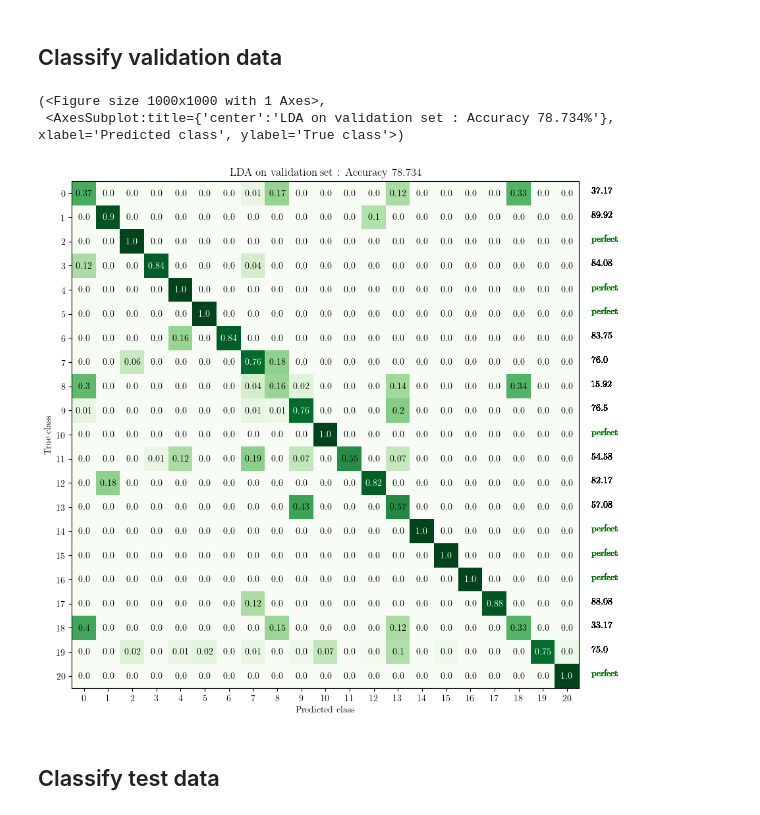
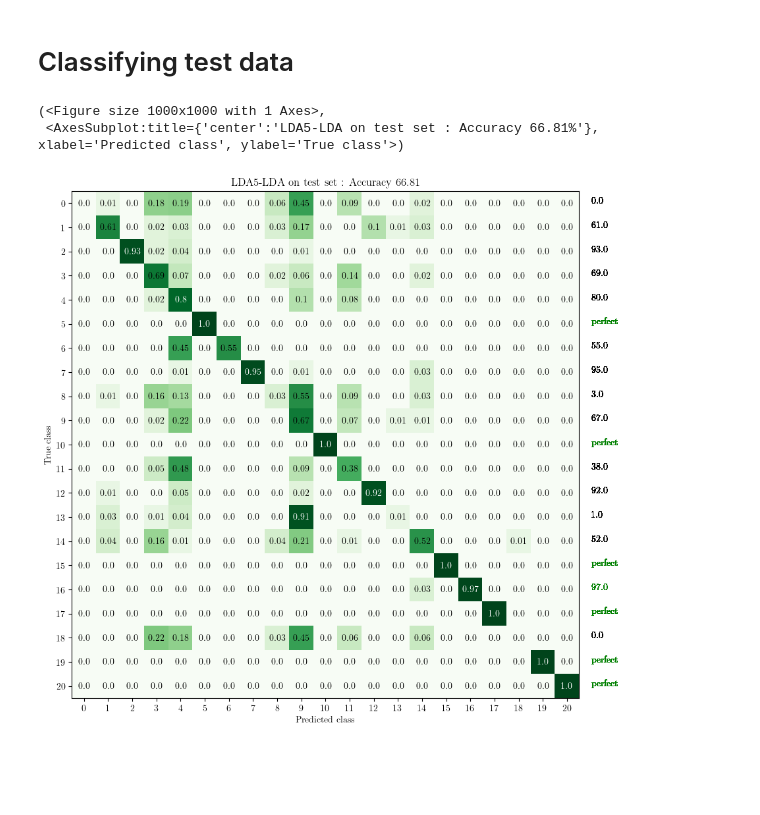
Before and after one commit to peterkrull/p7-ml-refrigeration-fault-detection, a Jupyter notebook: ClassificationScripts/ReproduceResults/LDA5-LDA.ipynb, the cells around one changed output. Saved outputs shown, nothing was run; the diff lists cells and outputs as text; code cells hidden in the pictures; blank space fills up the shorter version.

```diff
--- a/ClassificationScripts/ReproduceResults/LDA5-LDA.ipynb
+++ b/ClassificationScripts/ReproduceResults/LDA5-LDA.ipynb
@@ -30,0 +48,8 @@ The autoreload extension is already loaded. To reload it, use:
+# %%
+from sklearn.preprocessing import StandardScaler
+
+standardizer = StandardScaler()
+
+X_trn = standardizer.fit_transform(X_trn)
+X_vld = standardizer.transform(X_vld)
+X_tst = standardizer.transform(X_tst)
@@ -30,0 +58,8 @@ The autoreload extension is already loaded. To reload it, use:
+# %%
+import lda
+
+reducer = lda.reducer(X_trn,y_trn,5)
+
+X_vld = reducer.transform(X_vld)
+X_tst = reducer.transform(X_tst)
+X_trn = reducer.transform(X_trn)
@@ -31 +72,6 @@ The autoreload extension is already loaded. To reload it, use:
+# %%
+# Training the SVM, on the 5 dimensional data
+from sklearn import svm
+
+clf = lda.classifier( X_trn,y_trn )
 # %% [markdown]
@@ -59,10 +78,0 @@ First reduce all data sets to **5** dimensions using LDA and then fit a model to
-# %%
-from sklearn.discriminant_analysis import LinearDiscriminantAnalysis
-
-lda = LinearDiscriminantAnalysis(n_components = 5)
-
-X_vld = lda.fit(X_trn,y_trn).transform(X_vld)
-X_tst = lda.fit(X_trn,y_trn).transform(X_tst)
-X_trn = lda.fit(X_trn,y_trn).transform(X_trn)
-
-lda.fit(X_trn,y_trn)
@@ -85,15 +103,13 @@ confusion_matrix(conf_matrix, figsize = (10,10),title='LDA on training set')
 # %% [markdown]
-## Classify validation data
+# Classifying test data
 # %%
 # Make predictions for the training set
-y_hat_vld = lda.predict(X_vld)
+y_hat_tst = clf.predict(X_tst)
 
 #plot the confusion matrix
-conf_matrix = skconfmatrix(y_vld,y_hat_vld)
-confusion_matrix(conf_matrix, figsize = (10,10),title='LDA on validation set')
+conf_matrix_vld = skconfmatrix(y_tst,y_hat_tst)
+confusion_matrix(conf_matrix_vld, figsize = (10,10),title='LDA5-LDA on test set')
 # %% [output]
 (<Figure size 1000x1000 with 1 Axes>,
- <AxesSubplot:title={'center':'LDA on validation set : Accuracy 78.734%'}, xlabel='Predicted class', ylabel='True class'>)
+ <AxesSubplot:title={'center':'LDA5-LDA on test set : Accuracy 66.81%'}, xlabel='Predicted class', ylabel='True class'>)
-[figure, old version]
+[figure, new version]
-# %% [markdown]
-## Classify test data
```
Also changed, not shown: parts of 15 cells of this notebook, 2 other files.
